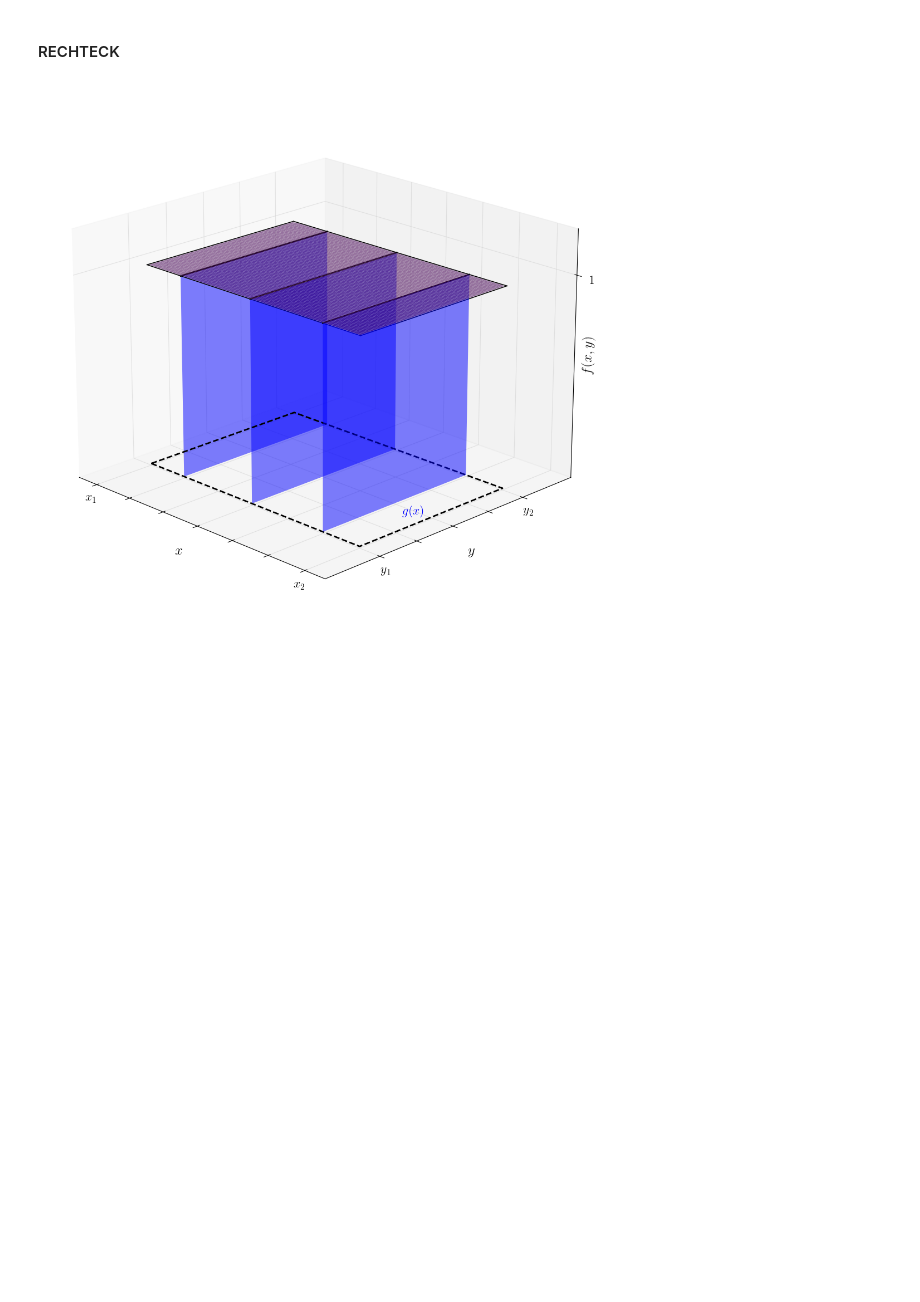
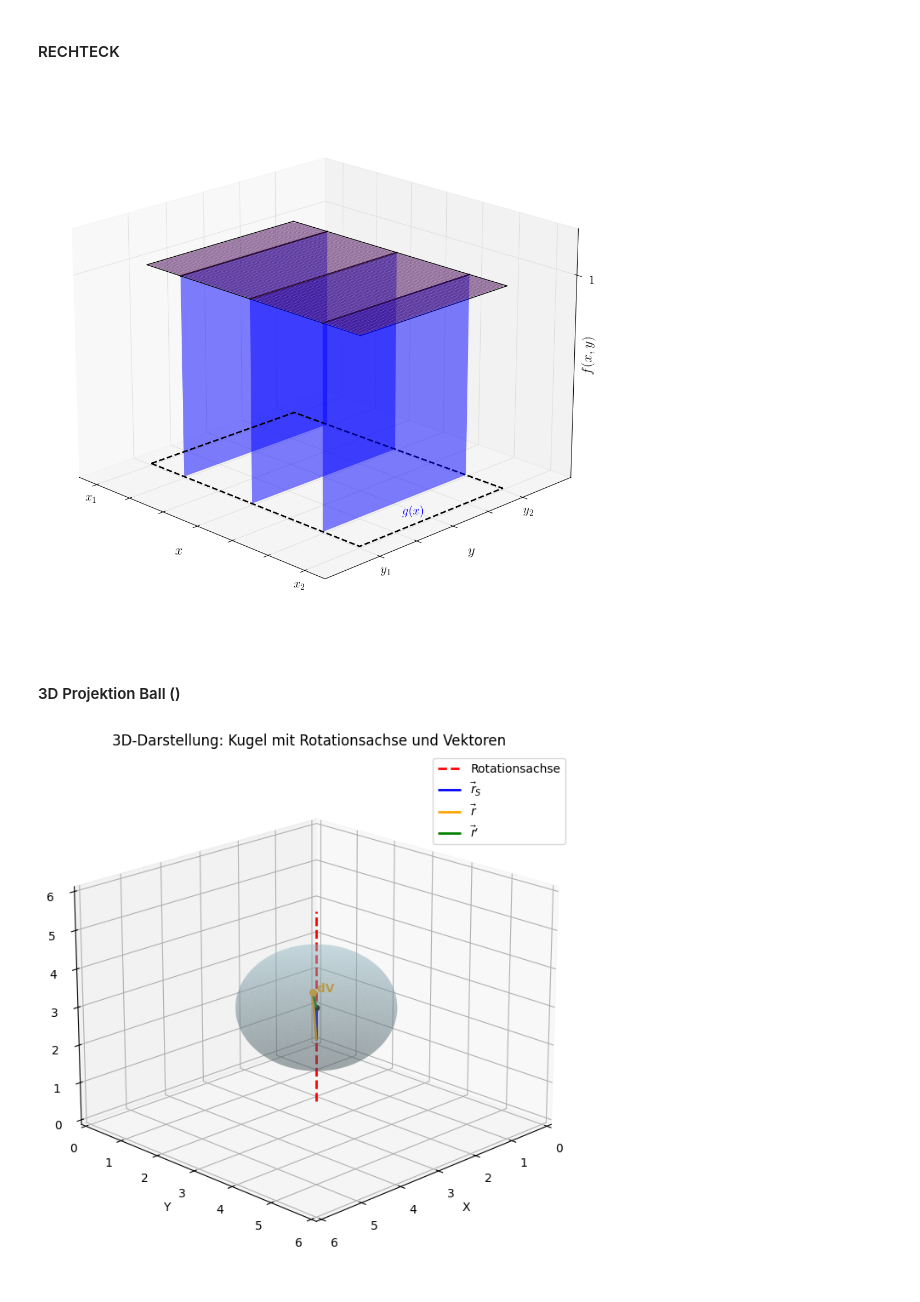
Before and after one commit to Alex-Hasi2/Skriptum_Grundlagen_Physik_FH-Campus, a Jupyter notebook: Bilder/python_images.ipynb, the cells around one changed output. Drawn from its saved outputs; the diff is of its cells as text; code cells hidden in the pictures; blank space fills up the shorter version.

Commit message:
- finished Rotation Kapitel

```diff
--- a/Bilder/python_images.ipynb
+++ b/Bilder/python_images.ipynb
@@ -1200,3 +1200,71 @@ output_folder = r'C:/Users/alexsc31/Documents_privat/FH Campus/Clinical_Engineer
 plt.savefig(output_folder + 'area_int_with_curtain.png')
 # %% [output]
 [figure]
+# %% [markdown]
+#### 3D Projektion Ball ()
+# %%
+import matplotlib.pyplot as plt
+import numpy as np
+
+# Initialisierung der 3D-Umgebung
+fig = plt.figure(figsize=(10, 8))
+ax = fig.add_subplot(111, projection='3d')
+
+# --- 1. Definition der Punkte ---
+# Schwerpunkt S der Kugel
+S = np.array([3, 3, 3])
+# Position des Volumenelements dV (relativ zu S)
+r_prime_vec = np.array([0.8, 0.7, 0.9])
+dV = S + r_prime_vec
+
+# --- 2. Die Kugel zeichnen ---
+u = np.linspace(0, 2 * np.pi, 100)
+v = np.linspace(0, np.pi, 100)
+radius = 1.5
+x_sphere = radius * np.outer(np.cos(u), np.sin(v)) + S[0]
+y_sphere = radius * np.outer(np.sin(u), np.sin(v)) + S[1]
+z_sphere = radius * np.outer(np.ones(np.size(u)), np.cos(v)) + S[2]
+
+ax.plot_surface(x_sphere, y_sphere, z_sphere, color='lightblue', alpha=0.3, linewidth=0)
+
+# --- 3. Rotationsachse (Parallel zur z-Achse durch S) ---
+z_axis_ext = 2.5
+ax.plot([S[0], S[0]], [S[1], S[1]], [S[2] - z_axis_ext, S[2] + z_axis_ext],
+        color='red', linestyle='--', linewidth=2, label='Rotationsachse')
+
+# --- 4. Vektoren einzeichnen ---
+def draw_vector(ax, start, end, color, label):
+    ax.quiver(start[0], start[1], start[2],
+              end[0]-start[0], end[1]-start[1], end[2]-start[2],
+              color=color, arrow_length_ratio=0.1, linewidth=2, label=label)
+
+# r_S: Ursprung -> Schwerpunkt
+draw_vector(ax, [0,0,0], S, 'blue', r'$\vec{r}_S$')
+
+# r: Ursprung -> dV
+draw_vector(ax, [0,0,0], dV, 'orange', r'$\vec{r}$')
+
+# r': Schwerpunkt -> dV
+draw_vector(ax, S, dV, 'green', r"$\vec{r}'$")
+
+# --- 5. Markierungen ---
+ax.scatter(*S, color='black', s=20) # Schwerpunkt Punkt
+ax.scatter(*dV, color='orange', s=30) # dV Punkt
+ax.text(dV[0], dV[1], dV[2], ' dV', color='orange', fontweight='bold')
+
+# --- 6. Layout & Achsen ---
+ax.set_xlim(0, 6)
+ax.set_ylim(0, 6)
+ax.set_zlim(0, 6)
+ax.set_xlabel('X')
+ax.set_ylabel('Y')
+ax.set_zlabel('Z (oben)')
+ax.set_title('3D-Darstellung: Kugel mit Rotationsachse und Vektoren')
+ax.legend()
+
+# Ansicht anpassen
+ax.view_init(elev=20, azim=45)
+
+plt.show()
+# %% [output]
+[figure, added]
```
Also changed, not shown: 5 other files.
